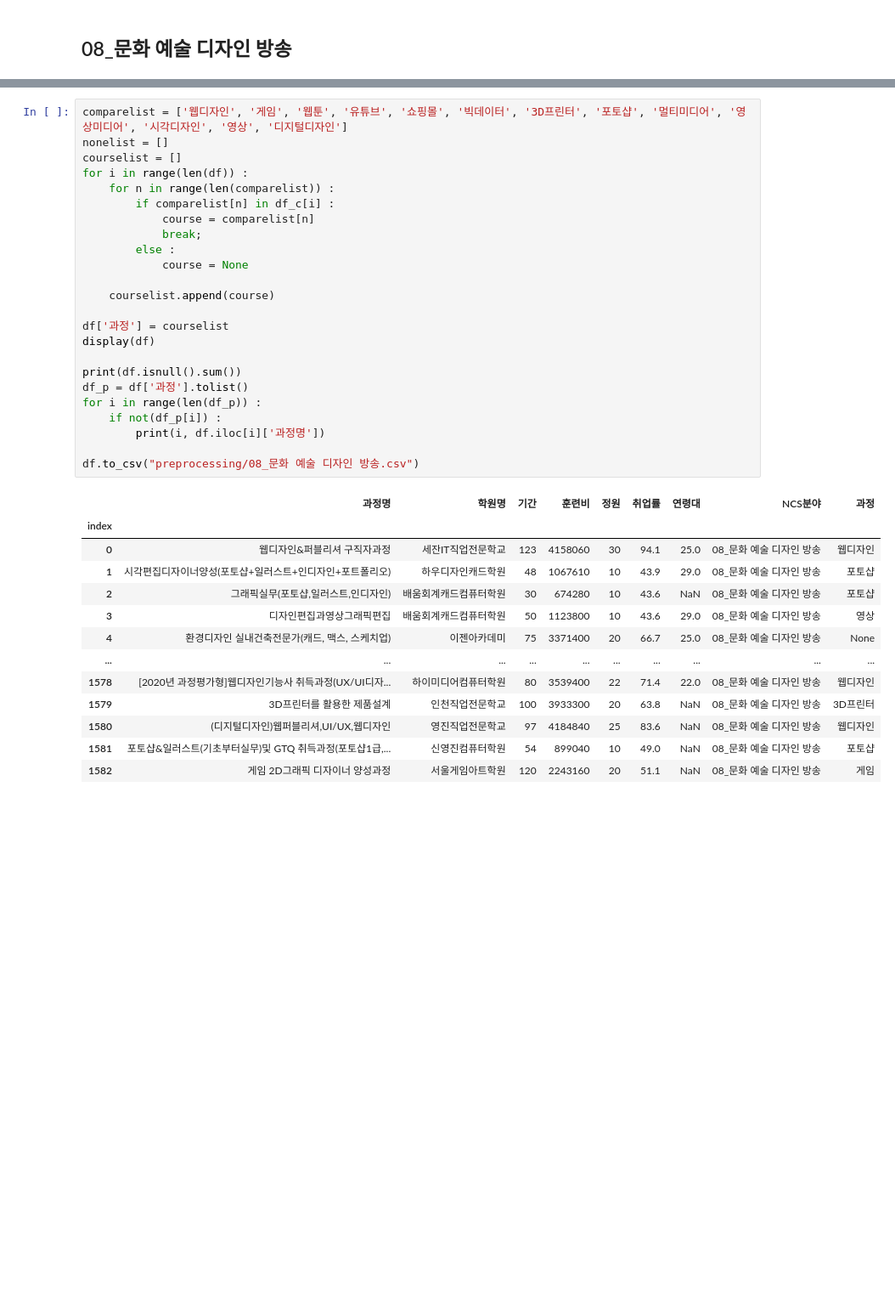
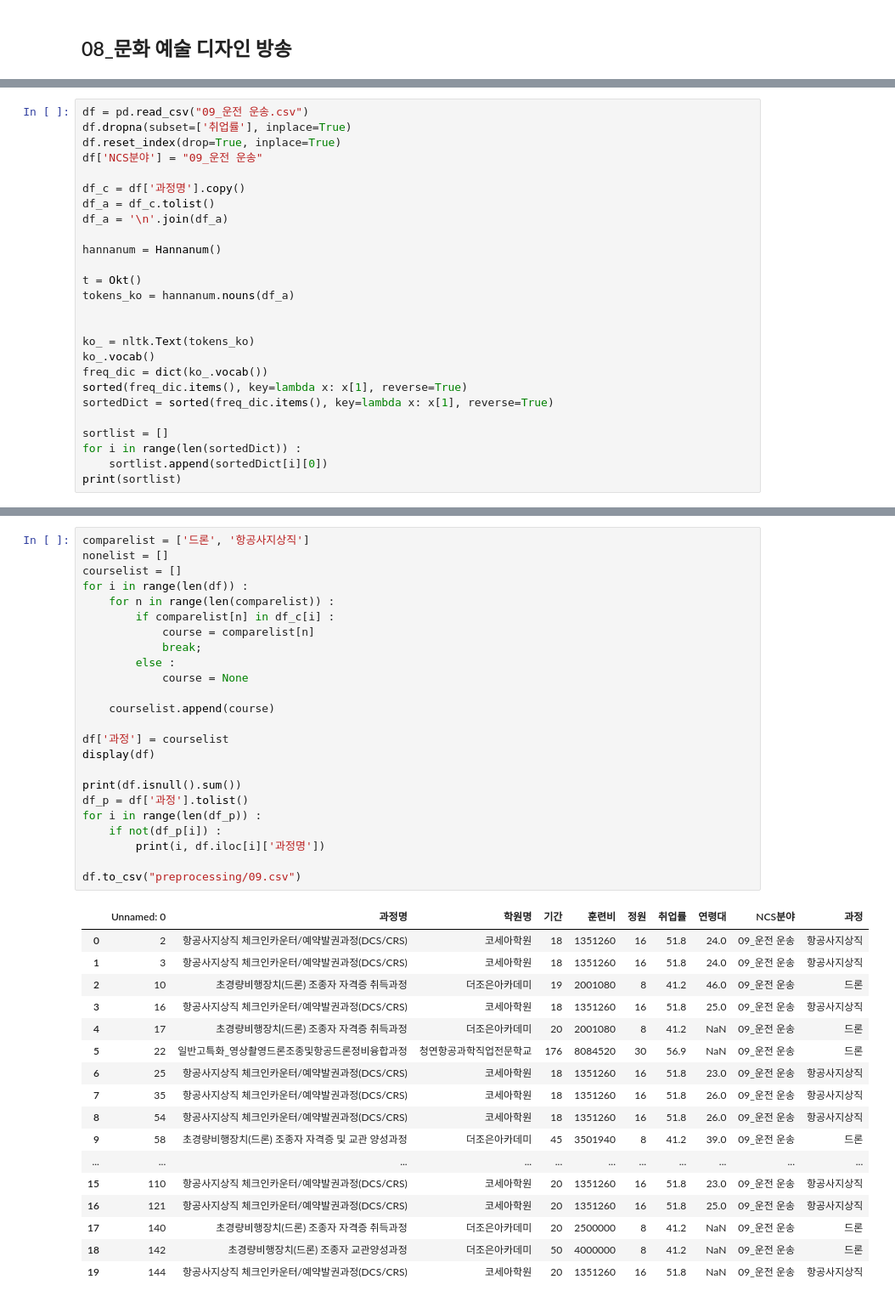
Before and after one commit to RyuJelly/jupyterlab, a Jupyter notebook: hrdcrolling/add_course.ipynb, the cells around one changed output, grey strips where cells are left out. Shown at 85% size. Cells and saved outputs as stored; diff of their text form; blank space fills up the shorter version.

Commit message:
Modify preprocessing

```diff
--- a/hrdcrolling/add_course.ipynb
+++ b/hrdcrolling/add_course.ipynb
@@ -477,0 +522,26 @@ print(sortlist)
+# %%
+df = pd.read_csv("09_운전 운송.csv")
+df.dropna(subset=['취업률'], inplace=True)
+df.reset_index(drop=True, inplace=True)
+df['NCS분야'] = "09_운전 운송"
+
+df_c = df['과정명'].copy()
+df_a = df_c.tolist()
+df_a = '\n'.join(df_a)
+
+hannanum = Hannanum()
+
+t = Okt()
+tokens_ko = hannanum.nouns(df_a)
+
+
+ko_ = nltk.Text(tokens_ko)
+ko_.vocab()
+freq_dic = dict(ko_.vocab())
+sorted(freq_dic.items(), key=lambda x: x[1], reverse=True)
+sortedDict = sorted(freq_dic.items(), key=lambda x: x[1], reverse=True)
+
+sortlist = []
+for i in range(len(sortedDict)) :
+    sortlist.append(sortedDict[i][0])
+print(sortlist)
@@ -478,38 +550,42 @@ print(sortlist)
 # %%
-comparelist = ['웹디자인', '게임', '웹툰', '유튜브', '쇼핑몰', '빅데이터', '3D프린터', '포토샵', '멀티미디어', '영상미디어', '시각디자인', '영상', '디지털디자인']
+comparelist = ['드론', '항공사지상직']
 nonelist = []
 courselist = []
 for i in range(len(df)) :
     for n in range(len(comparelist)) :
         if comparelist[n] in df_c[i] :
             course = comparelist[n]
             break;
         else :
             course = None
 
     courselist.append(course)
 
 df['과정'] = courselist
 display(df)
 
 print(df.isnull().sum())
 df_p = df['과정'].tolist()
 for i in range(len(df_p)) :
     if not(df_p[i]) :
         print(i, df.iloc[i]['과정명'])
 
-df.to_csv("preprocessing/08_문화 예술 디자인 방송.csv")
+df.to_csv("preprocessing/09.csv")
 # %% [output]
-|  | 과정명 | 학원명 | 기간 | 훈련비 | 정원 | 취업률 | 연령대 | NCS분야 | 과정 |
-| index |  |  |  |  |  |  |  |  |  |
-| 0 | 웹디자인&퍼블리셔 구직자과정 | 세잔IT직업전문학교 | 123 | 4158060 | 30 | 94.1 | 25.0 | 08_문화 예술 디자인 방송 | 웹디자인 |
-| 1 | 시각편집디자이너양성(포토샵+일러스트+인디자인+포트폴리오) | 하우디자인캐드학원 | 48 | 1067610 | 10 | 43.9 | 29.0 | 08_문화 예술 디자인 방송 | 포토샵 |
-| 2 | 그래픽실무(포토샵,일러스트,인디자인) | 배움회계캐드컴퓨터학원 | 30 | 674280 | 10 | 43.6 | NaN | 08_문화 예술 디자인 방송 | 포토샵 |
-| 3 | 디자인편집과영상그래픽편집 | 배움회계캐드컴퓨터학원 | 50 | 1123800 | 10 | 43.6 | 29.0 | 08_문화 예술 디자인 방송 | 영상 |
-| 4 | 환경디자인 실내건축전문가(캐드, 맥스, 스케치업) | 이젠아카데미 | 75 | 3371400 | 20 | 66.7 | 25.0 | 08_문화 예술 디자인 방송 | None |
-| ... | ... | ... | ... | ... | ... | ... | ... | ... | ... |
-| 1578 | [2020년 과정평가형]웹디자인기능사 취득과정(UX/UI디자... | 하이미디어컴퓨터학원 | 80 | 3539400 | 22 | 71.4 | 22.0 | 08_문화 예술 디자인 방송 | 웹디자인 |
-| 1579 | 3D프린터를 활용한 제품설계 | 인천직업전문학교 | 100 | 3933300 | 20 | 63.8 | NaN | 08_문화 예술 디자인 방송 | 3D프린터 |
-| 1580 | (디지털디자인)웹퍼블리셔,UI/UX,웹디자인 | 영진직업전문학교 | 97 | 4184840 | 25 | 83.6 | NaN | 08_문화 예술 디자인 방송 | 웹디자인 |
-| 1581 | 포토샵&일러스트(기초부터실무)및 GTQ 취득과정(포토샵1급,... | 신영진컴퓨터학원 | 54 | 899040 | 10 | 49.0 | NaN | 08_문화 예술 디자인 방송 | 포토샵 |
-| 1582 | 게임 2D그래픽 디자이너 양성과정 | 서울게임아트학원 | 120 | 2243160 | 20 | 51.1 | NaN | 08_문화 예술 디자인 방송 | 게임 |
+|  | Unnamed: 0 | 과정명 | 학원명 | 기간 | 훈련비 | 정원 | 취업률 | 연령대 | NCS분야 | 과정 |
+| 0 | 2 | 항공사지상직 체크인카운터/예약발권과정(DCS/CRS) | 코세아학원 | 18 | 1351260 | 16 | 51.8 | 24.0 | 09_운전 운송 | 항공사지상직 |
+| 1 | 3 | 항공사지상직 체크인카운터/예약발권과정(DCS/CRS) | 코세아학원 | 18 | 1351260 | 16 | 51.8 | 24.0 | 09_운전 운송 | 항공사지상직 |
+| 2 | 10 | 초경량비행장치(드론) 조종자 자격증 취득과정 | 더조은아카데미 | 19 | 2001080 | 8 | 41.2 | 46.0 | 09_운전 운송 | 드론 |
+| 3 | 16 | 항공사지상직 체크인카운터/예약발권과정(DCS/CRS) | 코세아학원 | 18 | 1351260 | 16 | 51.8 | 25.0 | 09_운전 운송 | 항공사지상직 |
+| 4 | 17 | 초경량비행장치(드론) 조종자 자격증 취득과정 | 더조은아카데미 | 20 | 2001080 | 8 | 41.2 | NaN | 09_운전 운송 | 드론 |
+| 5 | 22 | 일반고특화_영상촬영드론조종및항공드론정비융합과정 | 청연항공과학직업전문학교 | 176 | 8084520 | 30 | 56.9 | NaN | 09_운전 운송 | 드론 |
+| 6 | 25 | 항공사지상직 체크인카운터/예약발권과정(DCS/CRS) | 코세아학원 | 18 | 1351260 | 16 | 51.8 | 23.0 | 09_운전 운송 | 항공사지상직 |
+| 7 | 35 | 항공사지상직 체크인카운터/예약발권과정(DCS/CRS) | 코세아학원 | 18 | 1351260 | 16 | 51.8 | 26.0 | 09_운전 운송 | 항공사지상직 |
+| 8 | 54 | 항공사지상직 체크인카운터/예약발권과정(DCS/CRS) | 코세아학원 | 18 | 1351260 | 16 | 51.8 | 26.0 | 09_운전 운송 | 항공사지상직 |
+| 9 | 58 | 초경량비행장치(드론) 조종자 자격증 및 교관 양성과정 | 더조은아카데미 | 45 | 3501940 | 8 | 41.2 | 39.0 | 09_운전 운송 | 드론 |
+| ... | ... | ... | ... | ... | ... | ... | ... | ... | ... | ... |
+| 15 | 110 | 항공사지상직 체크인카운터/예약발권과정(DCS/CRS) | 코세아학원 | 20 | 1351260 | 16 | 51.8 | 23.0 | 09_운전 운송 | 항공사지상직 |
+| 16 | 121 | 항공사지상직 체크인카운터/예약발권과정(DCS/CRS) | 코세아학원 | 20 | 1351260 | 16 | 51.8 | 25.0 | 09_운전 운송 | 항공사지상직 |
+| 17 | 140 | 초경량비행장치(드론) 조종자 자격증 취득과정 | 더조은아카데미 | 20 | 2500000 | 8 | 41.2 | NaN | 09_운전 운송 | 드론 |
+| 18 | 142 | 초경량비행장치(드론) 조종자 교관양성과정 | 더조은아카데미 | 50 | 4000000 | 8 | 41.2 | NaN | 09_운전 운송 | 드론 |
+| 19 | 144 | 항공사지상직 체크인카운터/예약발권과정(DCS/CRS) | 코세아학원 | 20 | 1351260 | 16 | 51.8 | NaN | 09_운전 운송 | 항공사지상직 |
```
Also changed, not shown: parts of 21 cells of this notebook, 8 other files.
